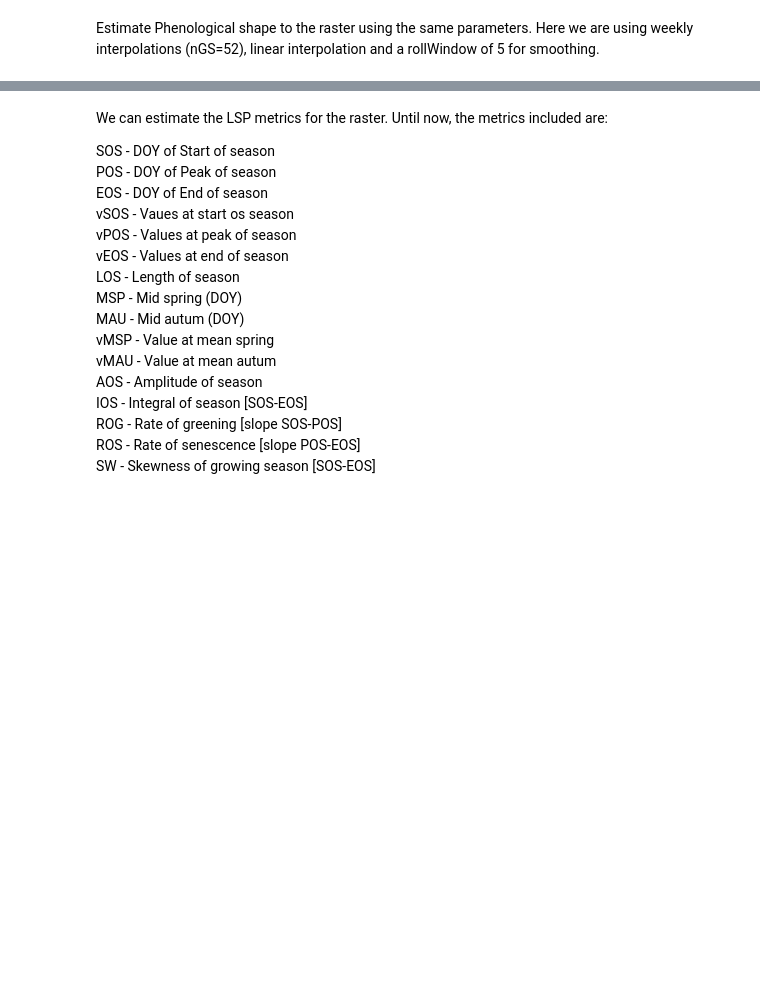
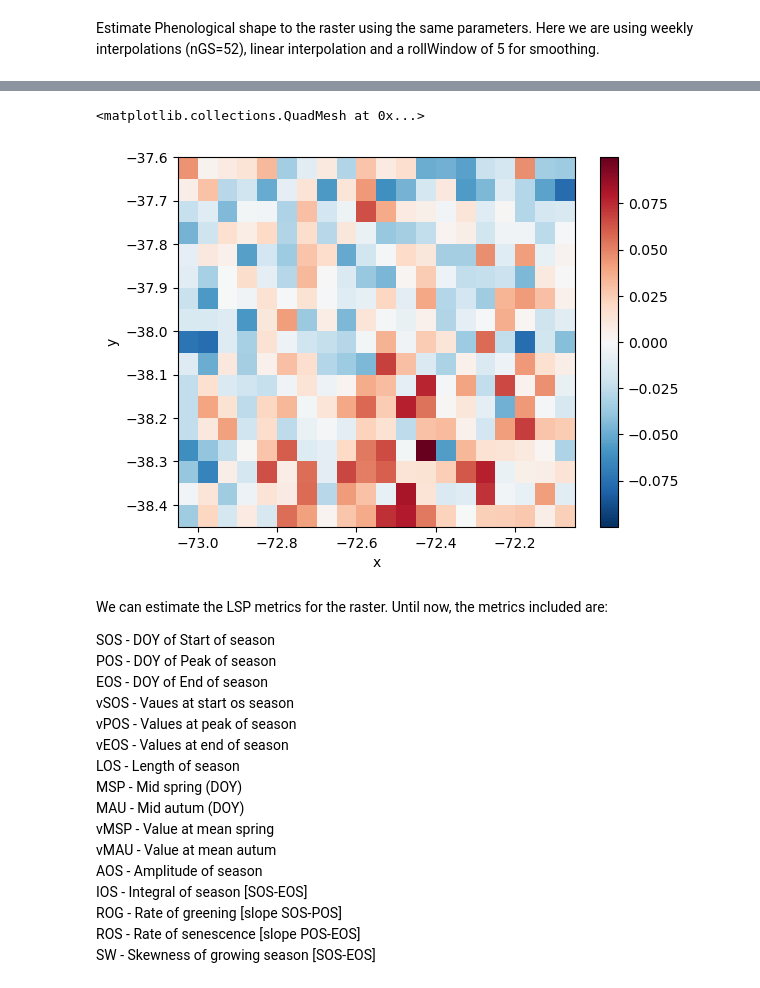
Before and after one commit to JavierLopatin/PhenoPY, a Jupyter notebook: phenopy/ExampleData.ipynb, the cells around one changed output, grey strips where cells are left out. Cells and saved outputs as stored; diff of their text form; code cells hidden in the pictures; blank space fills up the shorter version.

Commit message:
add curvature and display_map

```diff
--- a/phenopy/ExampleData.ipynb
+++ b/phenopy/ExampleData.ipynb
@@ -190,3 +203,11 @@ plot_with_southern_doy(shape_south, coordinates=[X,Y], ylabel='SIF ['r'$Wm^{-2}n
+# %%
+curvature = get_curvature(shape_south)
+#curvature2 = get_curvature(img)
+# %%
+curvature.plot()
+# %% [output]
+<matplotlib.collections.QuadMesh at 0x...>
+[figure, added]
 # %% [markdown]
 We can estimate the LSP metrics for the raster. Until now, the metrics included are:
 
```
Also changed, not shown: parts of 16 cells of this notebook, 4 other files.
